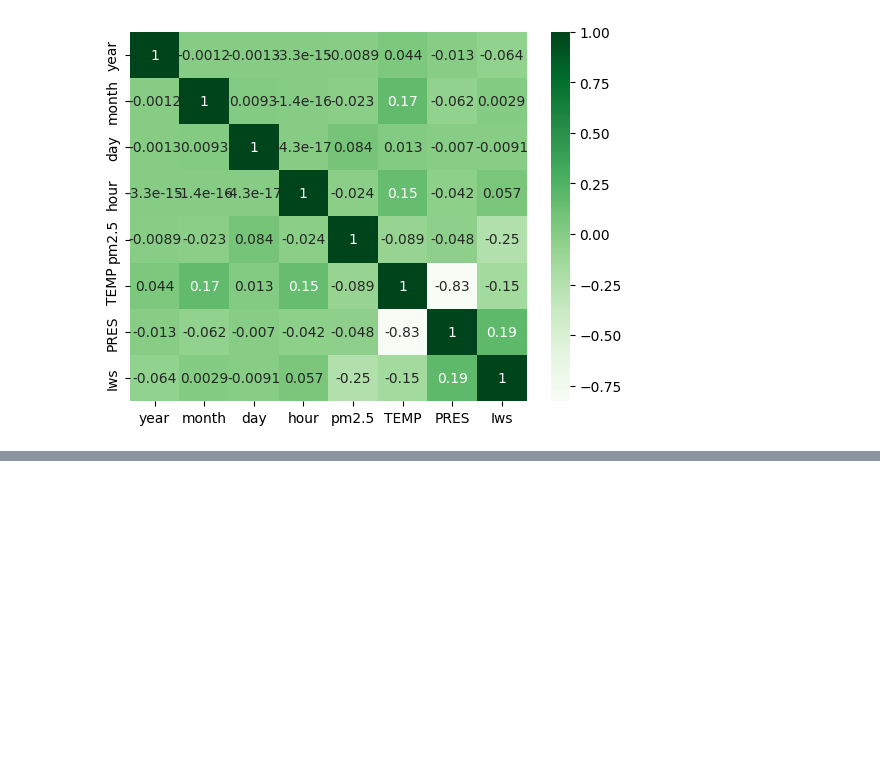
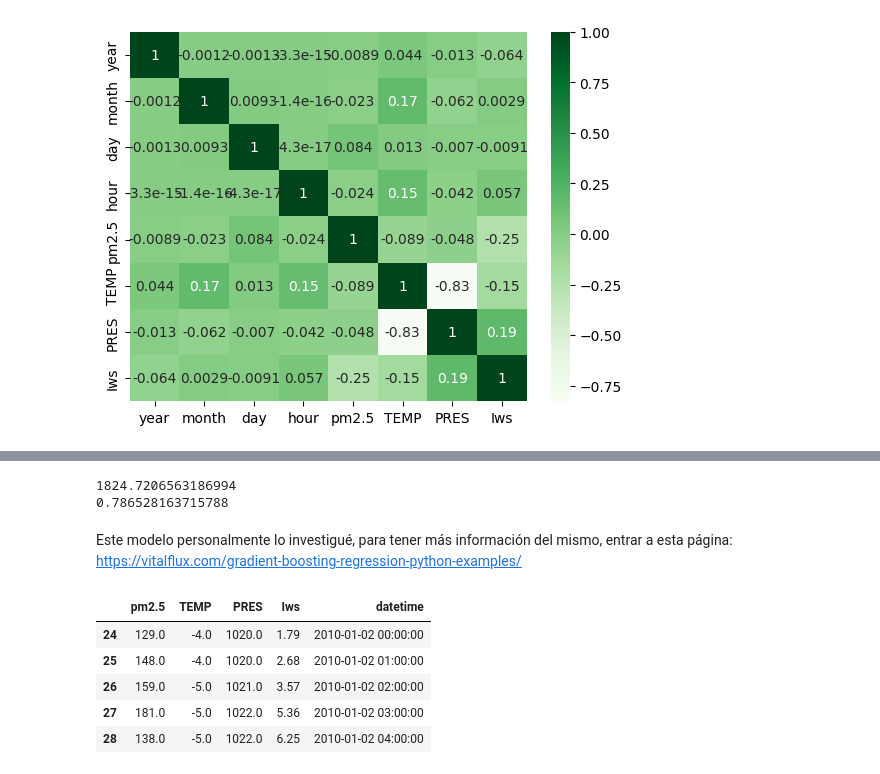
Before and after one commit to carlos-jaramillo/DataScienceProyect, a Jupyter notebook: Proyect_II.ipynb, the cells around one changed output, grey strips where cells are left out. Cells and saved outputs as stored; diff of their text form; code cells hidden in the pictures; blank space fills up the shorter version.

```diff
--- a/Proyect_II.ipynb
+++ b/Proyect_II.ipynb
@@ -393,0 +538,9 @@ axes.boxplot(df["Iws"], notch = True, labels=["Velocidad del viento (m/s)"]);
+# %%
+#Resultados MSE y R2
+print(mse_gb)
+print(r2_gb)
+# %% [output]
+1824.7206563186994
+0.786528163715788
+# %% [markdown]
+Este modelo personalmente lo investigué, para tener más información del mismo, entrar a esta página: https://vitalflux.com/gradient-boosting-regression-python-examples/
@@ -393,0 +551,13 @@ axes.boxplot(df["Iws"], notch = True, labels=["Velocidad del viento (m/s)"]);
+# %%
+# combinar el año, mes, día, y horas en una sola columna
+df['datetime'] = pd.to_datetime(df[['year', 'month', 'day', 'hour']])
+# Eliminar las columnas originales, por que ya son redundantes
+df.drop(['year', 'month', 'day', 'hour'], axis=1, inplace=True)
+df.head()
+# %% [output]
+|  | pm2.5 | TEMP | PRES | Iws | datetime |
+| 24 | 129.0 | -4.0 | 1020.0 | 1.79 | 2010-01-02 00:00:00 |
+| 25 | 148.0 | -4.0 | 1020.0 | 2.68 | 2010-01-02 01:00:00 |
+| 26 | 159.0 | -5.0 | 1021.0 | 3.57 | 2010-01-02 02:00:00 |
+| 27 | 181.0 | -5.0 | 1022.0 | 5.36 | 2010-01-02 03:00:00 |
+| 28 | 138.0 | -5.0 | 1022.0 | 6.25 | 2010-01-02 04:00:00 |
```
Also changed, not shown: parts of 47 cells of this notebook.
